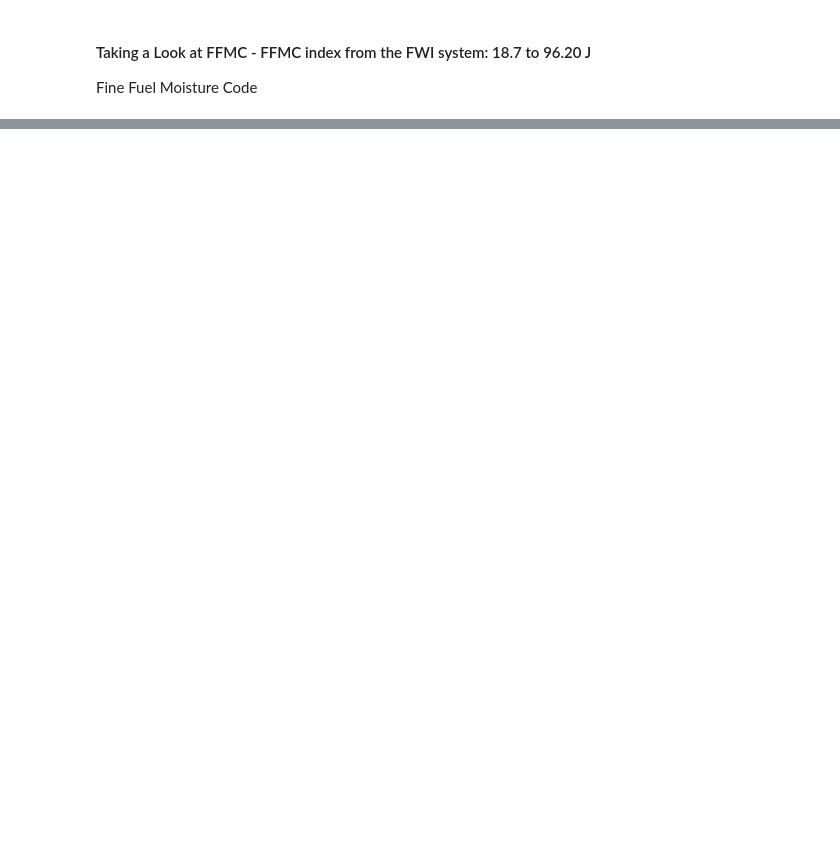
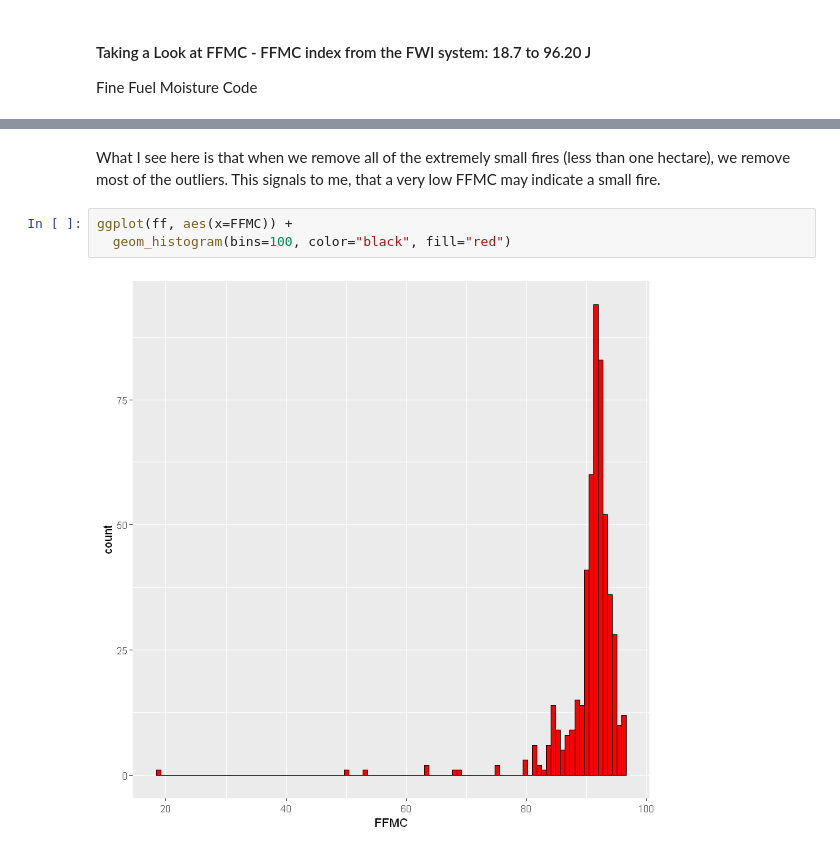
Before and after one commit to hyunchul78/w203_lab1, a Jupyter notebook: Forest_Fire_EDA_Jake.ipynb, the cells around one changed output, grey strips where cells are left out. Cells and saved outputs as stored; diff of their text form; blank space fills up the shorter version.

Commit message:
Finished univariate analysis on FFMC, DMC, DC, temp, ISI

```diff
--- a/Forest_Fire_EDA_Jake.ipynb
+++ b/Forest_Fire_EDA_Jake.ipynb
@@ -439,0 +442,7 @@ ggplot(ff, aes(area, FFMC), size=3) +
+# %% [markdown]
+What I see here is that when we remove all of the extremely small fires (less than one hectare), we remove most of the outliers.  This signals to me, that a very low FFMC may indicate a small fire.
+# %%
+ggplot(ff, aes(x=FFMC)) +
+  geom_histogram(bins=100, color="black", fill="red")
+# %% [output]
+[figure, added]
```
Also changed, not shown: parts of 46 cells of this notebook.
